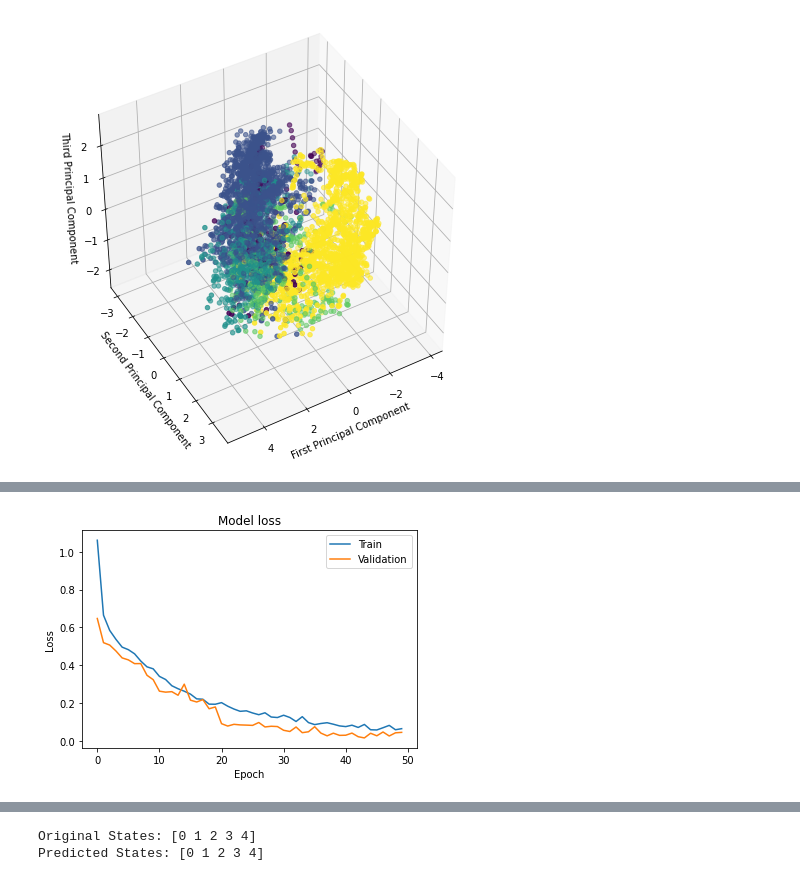
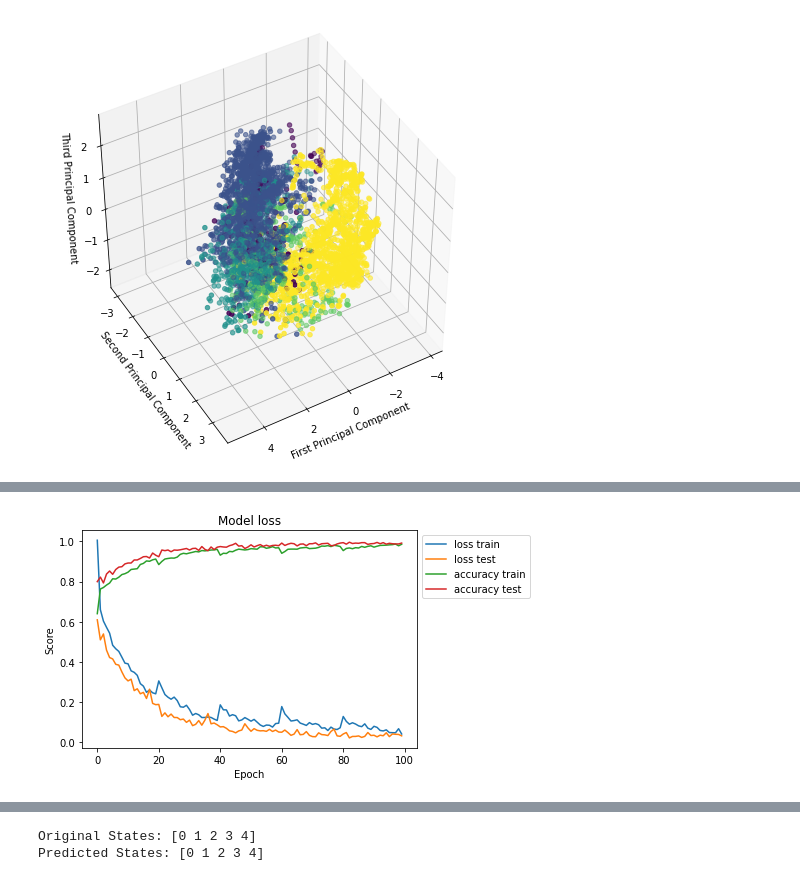
Before and after one commit to Barryjuait/Barryjuait, a Jupyter notebook: Dysk_MLP.ipynb, the cells around one changed output, grey strips where cells are left out. Drawn from its saved outputs; the diff is of its cells as text; code cells hidden in the pictures.

```diff
--- a/Dysk_MLP.ipynb
+++ b/Dysk_MLP.ipynb
@@ -248,27 +265,29 @@ save_best = ModelCheckpoint(save_weights_at, monitor='val_loss', verbose=0,
                             save_best_only=True, save_weights_only=False, mode='min',
                             period=1);
 
-# Initialize ImageDataGenerator with data augmentation parameters
-data_gen = ImageDataGenerator(width_shift_range=0.1, height_shift_range=0.1,
-                              brightness_range=(0.9, 1.1), shear_range=0.1,
-                              zoom_range=0.1)
-
 # use 5-fold cross validation
 kfold = StratifiedKFold(n_splits=5, shuffle=True);
 scores = [];
-lossxy = [];
+lossx = [];
+lossxval = [];
+accx = [];
+accxval = [];
 count = 0
+
 for train_index, test_index in kfold.split(X, y):
 
   X_train, X_test = X[train_index], X[test_index];
   y_train, y_test = y[train_index], y[test_index];
 
   taxis_train = np.array(df.taxis)[train_index,None];
-  drug_train = np.array(df.taxis)[train_index,None];
-  session_train = np.array(df.taxis)[train_index,None];
+  drug_train = np.array(df.Drug)[train_index,None];
+  session_train = np.array(df.Session)[train_index,None];
   taxis_test = np.array(df.taxis)[test_index,None];
-  drug_test = np.array(df.taxis)[test_index,None];
-  session_test = np.array(df.taxis)[test_index,None];
+  drug_test = np.array(df.Drug)[test_index,None];
+  session_test = np.array(df.Session)[test_index,None];
+
+  # Apply data augmentation to the training data
+  X_train = np.array([data_augmentation(arr, sigma=0.1, alpha=0.1) for arr in X_train])
 
   # Reshape input data
   X_train = np.reshape(X_train, (X_train.shape[0], X_train.shape[1], 1))
@@ -278,16 +297,13 @@ for train_index, test_index in kfold.split(X, y):
   y_train = keras.utils.to_categorical(y_train, num_classes=num_classes)
   y_test = keras.utils.to_categorical(y_test, num_classes=num_classes)
 
-  # Fit the data generator on the training data
-  data_gen.fit(X_train)
+  history = model.fit(X_train, y_train, batch_size=32, epochs=20, verbose=1, shuffle=True, callbacks=[save_best], validation_data=(X_test, y_test));
 
-  # Train the model with data augmentation
-  history = model.fit(data_gen.flow(X_train, y_train, batch_size=32), epochs=20,
-                      verbose=1, shuffle=True, callbacks=[save_best],
-                      validation_data=(X_test, y_test))
+  lossx.append(history.history['loss']);
+  lossxval.append(history.history['val_loss']);
+  accx.append(history.history['accuracy']);
+  accxval.append(history.history['val_accuracy']);
 
-  # Save loss function:
-  lossxy.append([history.history['loss'], history.history['val_loss']]);
   _, acc = model.evaluate(X_test, y_test, verbose=0)
 
   scores.append(acc)
@@ -369,14 +332,16 @@ accuracy: 96.98%
 # %%
 # Plot the training and validation loss
-plt.plot(sum(lossx, []))
-plt.plot(sum(lossxval, []))
+plt.plot(sum(lossx, []), label = 'loss train');
+plt.plot(sum(lossxval, []), label = 'loss test');
+plt.plot(sum(accx, []), label = 'accuracy train');
+plt.plot(sum(accxval, []), label = 'accuracy test');
 plt.title('Model loss')
-plt.ylabel('Loss')
+plt.ylabel('Score')
 plt.xlabel('Epoch')
-plt.legend(['Train', 'Validation'], loc='upper right');
+plt.legend(loc='upper left', bbox_to_anchor=(1, 1));
 plt.show()
 # %% [output]
-[figure, old version]
+[figure, new version]
 # %%
 # Get the index of the epoch with the lowest validation loss
 min_loss_index = np.argmin(history.history['val_loss']);
```
Also changed, not shown: parts of 22 cells of this notebook.
